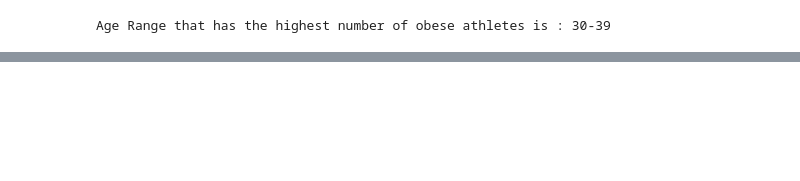
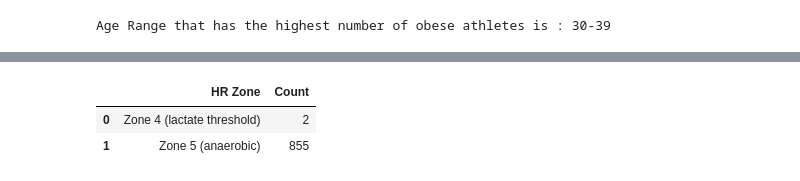
Before and after one commit to Chaithra-Git/Team7_LambdaLegends_PythonHackathon_APRIL25, a Jupyter notebook: chaithra_17-32.ipynb, the cells around one changed output, grey strips where cells are left out. Drawn from its saved outputs; the diff is of its cells as text; code cells hidden in the pictures; blank space fills up the shorter version.

```diff
--- a/chaithra_17-32.ipynb
+++ b/chaithra_17-32.ipynb
@@ -301,0 +381,9 @@ Age Range that has the highest number of obese athletes is : 30-39
+# %%
+#Q.32 create a Pivot table to summarize the count of each HR Zone
+
+hr_zone_pivot = hr_zone.pivot_table(index='HR Zone', aggfunc='size').reset_index(name='Count')
+hr_zone_pivot
+# %% [output]
+|  | HR Zone | Count |
+| 0 | Zone 4 (lactate threshold) | 2 |
+| 1 | Zone 5 (anaerobic) | 855 |
```
Also changed, not shown: parts of 4 cells of this notebook.
